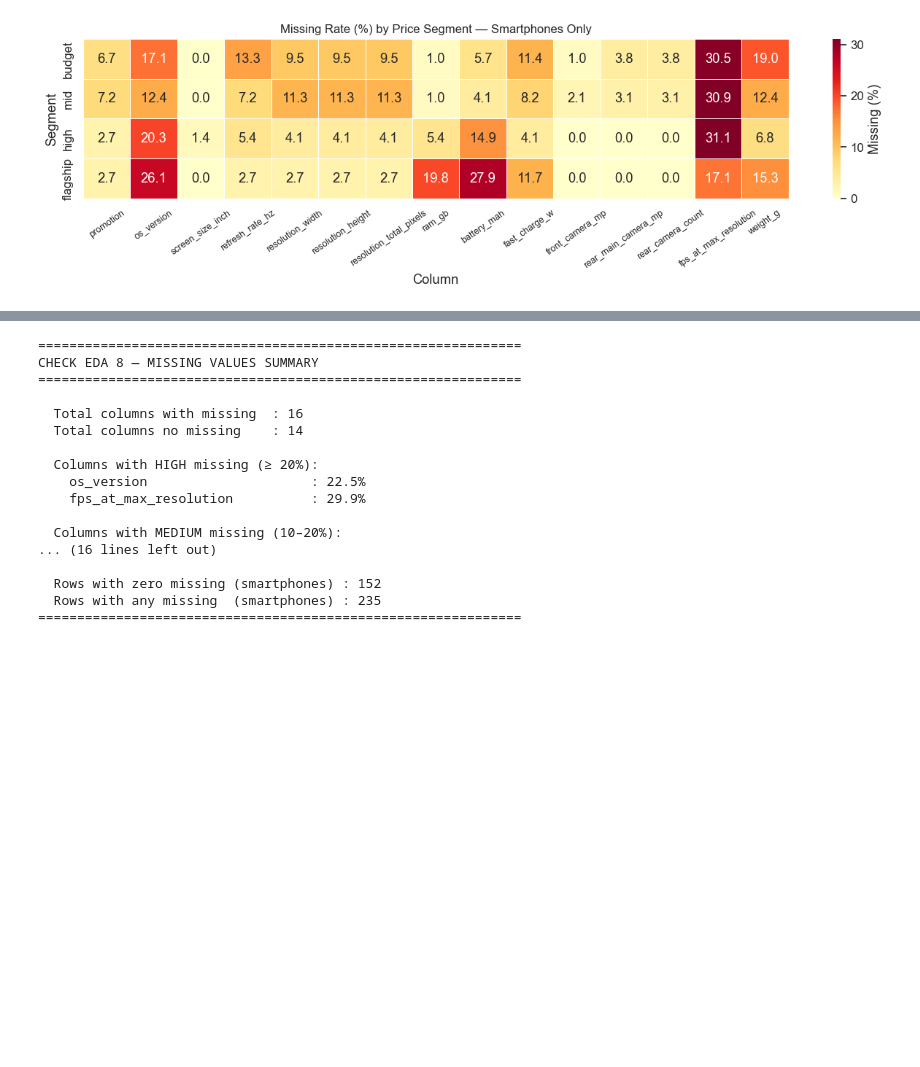
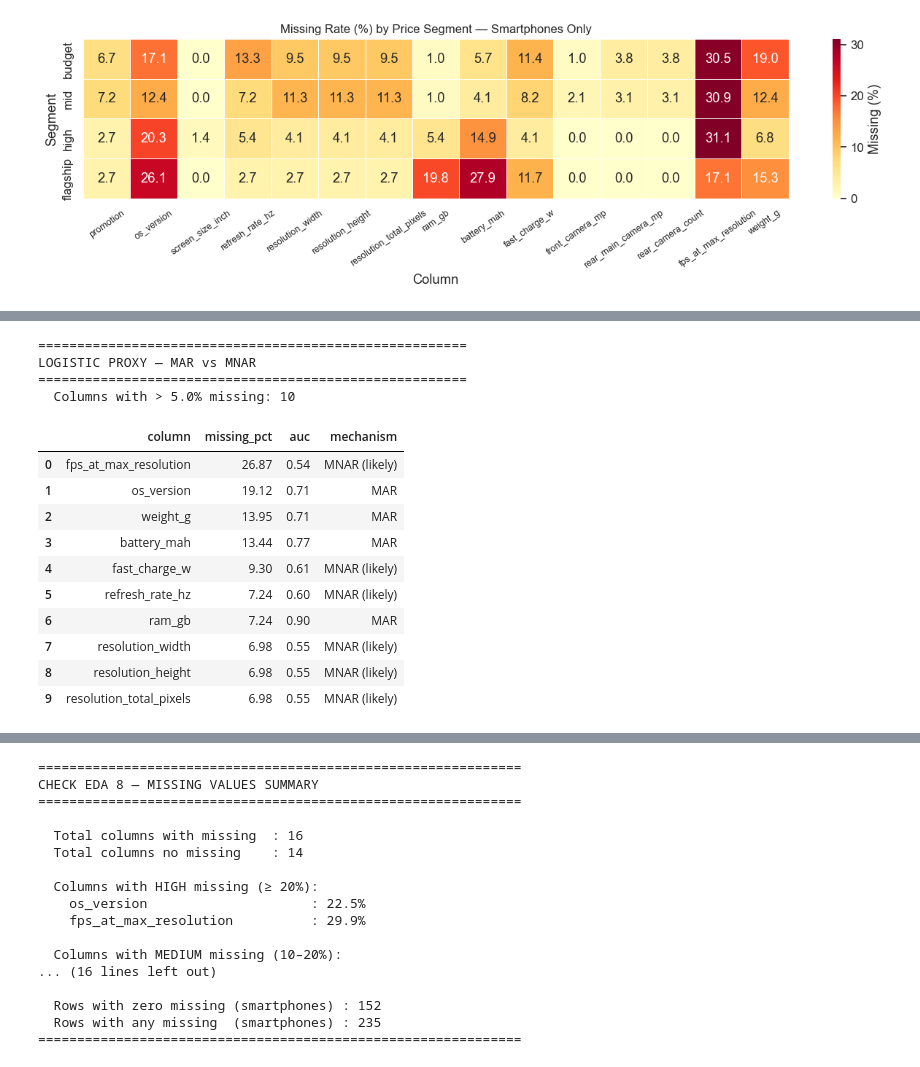
Before and after one commit to maidang09122006-ux/Preprocessing_Constructing_Dataset_PHONE, a Jupyter notebook: notebooks/EDA/EDA.ipynb, the cells around one changed output, grey strips where cells are left out. Saved outputs shown, nothing was run; the diff lists cells and outputs as text; code cells hidden in the pictures; blank space fills up the shorter version.

Commit message:
Merge branch KBRS and copy folder EDA from eda-preprocessing-update-v2

```diff
--- a/notebooks/EDA/EDA.ipynb
+++ b/notebooks/EDA/EDA.ipynb
@@ -2127,0 +2124,79 @@ Temporary column 'missing_count_per_row' removed.
+# %%
+# Logistic regression proxy: distinguish MAR from MNAR
+#
+# For each numeric column with > 5% missing:
+#   target  = 1 if value is missing, 0 if present
+#   features = price_segment, phone_type, brand (top 10 + Other)
+#
+# AUC > 0.65 -> MAR  (missingness predictable from observable columns)
+# AUC <= 0.65 -> MNAR (missingness driven by the value itself)
+
+from sklearn.linear_model import LogisticRegression
+from sklearn.metrics import roc_auc_score
+from sklearn.preprocessing import LabelEncoder
+
+MISSING_THRESHOLD_PCT = 5.0
+TOP_N_BRANDS = 10
+
+proxy_df = smartphone_df.copy()
+top_brands = proxy_df['brand'].value_counts().nlargest(TOP_N_BRANDS).index
+proxy_df['brand_grp'] = proxy_df['brand'].where(proxy_df['brand'].isin(top_brands), other='Other')
+
+le = LabelEncoder()
+proxy_df['price_seg_enc']  = le.fit_transform(proxy_df['price_segment'].fillna('Unknown'))
+proxy_df['phone_type_enc'] = le.fit_transform(proxy_df['phone_type'].fillna('Unknown'))
+proxy_df['brand_enc']      = le.fit_transform(proxy_df['brand_grp'])
+
+X_proxy = proxy_df[['price_seg_enc', 'phone_type_enc', 'brand_enc']].values
+
+results = []
+for col in NUMERIC_COLS:
+    missing_pct = proxy_df[col].isna().mean() * 100
+    if missing_pct <= MISSING_THRESHOLD_PCT:
+        continue
+    y = proxy_df[col].isna().astype(int).values
+    if y.sum() < 5 or (len(y) - y.sum()) < 5:
+        continue
+    try:
+        clf = LogisticRegression(max_iter=300, random_state=42)
+        clf.fit(X_proxy, y)
+        auc = roc_auc_score(y, clf.predict_proba(X_proxy)[:, 1])
+    except Exception:
+        auc = float('nan')
+    results.append({
+        'column'      : col,
+        'missing_pct' : round(missing_pct, 2),
+        'auc'         : round(auc, 4),
+        'mechanism'   : 'MAR' if auc > 0.65 else 'MNAR (likely)',
+    })
+
+result_df = pd.DataFrame(results).sort_values('missing_pct', ascending=False)
+
+print("=" * 55)
+print("LOGISTIC PROXY — MAR vs MNAR")
+print("=" * 55)
+print(f"  Columns with > {MISSING_THRESHOLD_PCT}% missing: {len(result_df)}")
+print()
+display(result_df.reset_index(drop=True))
+
+mar_cols  = result_df[result_df['mechanism'] == 'MAR']['column'].tolist()
+mnar_cols = result_df[result_df['mechanism'] != 'MAR']['column'].tolist()
+print(f"MAR  : {mar_cols}")
+print(f"  MNAR : {mnar_cols}")
+print("=" * 55)
+# %% [output]
+=======================================================
+LOGISTIC PROXY — MAR vs MNAR
+=======================================================
+  Columns with > 5.0% missing: 10
+|  | column | missing_pct | auc | mechanism |
+| 0 | fps_at_max_resolution | 26.87 | 0.54 | MNAR (likely) |
+| 1 | os_version | 19.12 | 0.71 | MAR |
+| 2 | weight_g | 13.95 | 0.71 | MAR |
+| 3 | battery_mah | 13.44 | 0.77 | MAR |
+| 4 | fast_charge_w | 9.30 | 0.61 | MNAR (likely) |
+| 5 | refresh_rate_hz | 7.24 | 0.60 | MNAR (likely) |
+| 6 | ram_gb | 7.24 | 0.90 | MAR |
+| 7 | resolution_width | 6.98 | 0.55 | MNAR (likely) |
+| 8 | resolution_height | 6.98 | 0.55 | MNAR (likely) |
+| 9 | resolution_total_pixels | 6.98 | 0.55 | MNAR (likely) |
```
Also changed, not shown: parts of 12 cells of this notebook.
